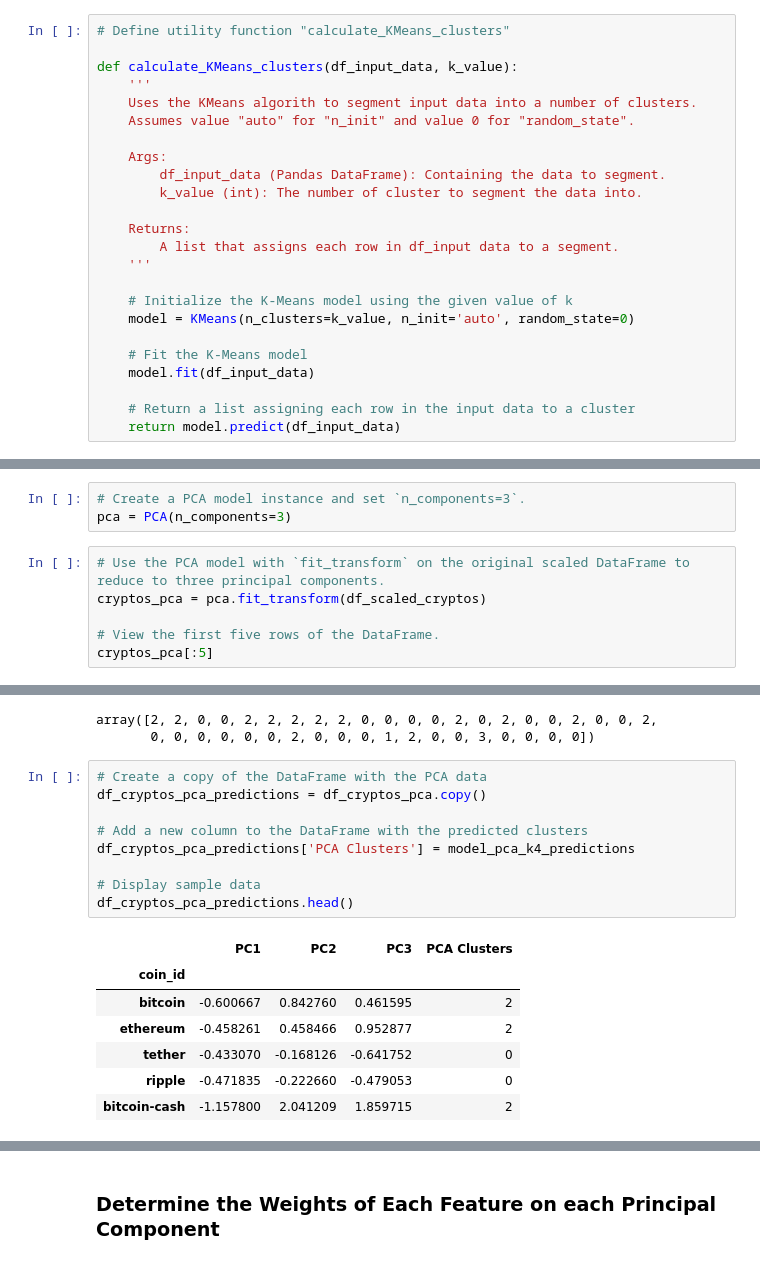
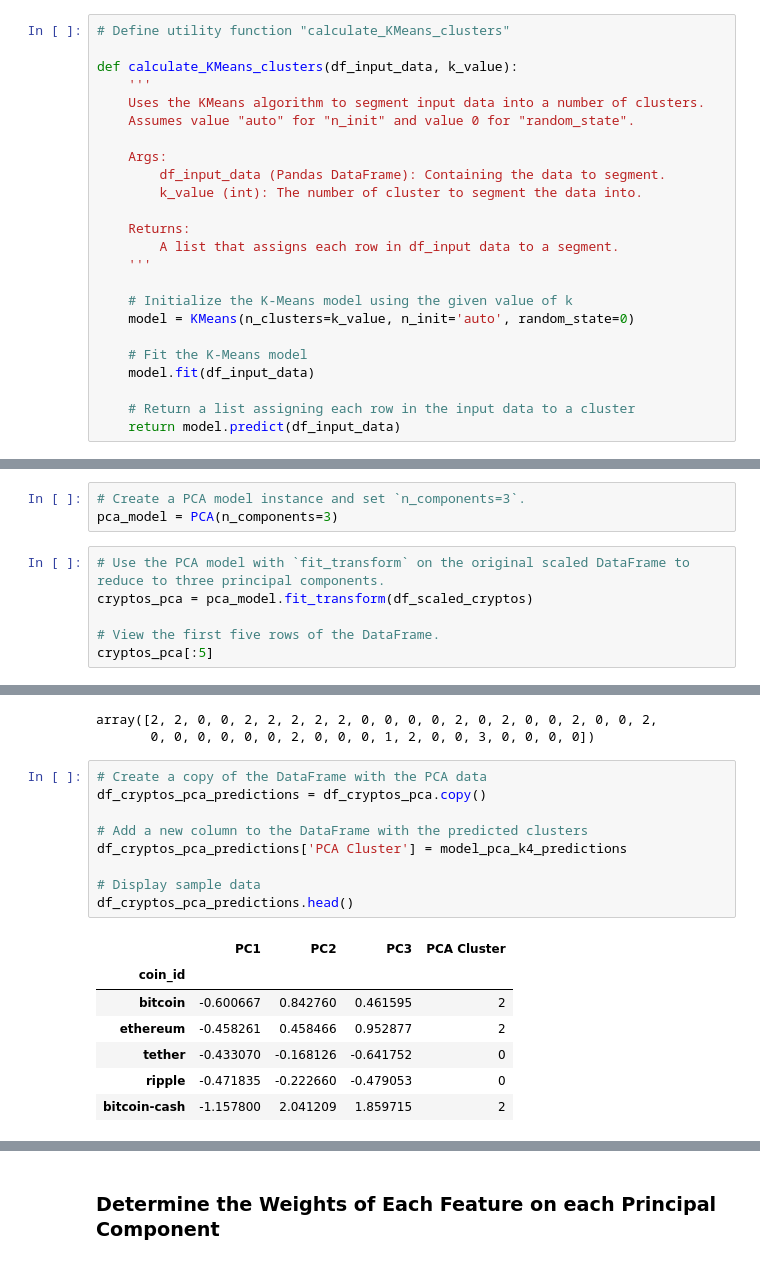
Before and after one commit to chguenther/CryptoClustering, a Jupyter notebook: Crypto_Clustering.ipynb, the cells around one changed output, grey strips where cells are left out. Cells and saved outputs as stored; diff of their text form.

```diff
--- a/Crypto_Clustering.ipynb
+++ b/Crypto_Clustering.ipynb
@@ -47,7 +47,7 @@ def calculate_elbow_method_data(df_input_data):
 
 def calculate_KMeans_clusters(df_input_data, k_value):
     '''
-    Uses the KMeans algorith to segment input data into a number of clusters.
+    Uses the KMeans algorithm to segment input data into a number of clusters.
     Assumes value "auto" for "n_init" and value 0 for "random_state".
 
     Args:
@@ -215,10 +215,10 @@ df_scaled_cryptos_predictions.plot.scatter(x='price_change_percentage_24h',
 ### Optimize Clusters with Principal Component Analysis.
 # %%
 # Create a PCA model instance and set `n_components=3`.
-pca = PCA(n_components=3)
+pca_model = PCA(n_components=3)
 # %%
 # Use the PCA model with `fit_transform` on the original scaled DataFrame to reduce to three principal components.
-cryptos_pca = pca.fit_transform(df_scaled_cryptos)
+cryptos_pca = pca_model.fit_transform(df_scaled_cryptos)
 
 # View the first five rows of the DataFrame.
 cryptos_pca[:5]
@@ -310,14 +320,14 @@ array([2, 2, 0, 0, 2, 2, 2, 2, 2, 0, 0, 0, 0, 2, 0, 2, 0, 0, 2, 0, 0, 2,
 # %%
 # Create a copy of the DataFrame with the PCA data
 df_cryptos_pca_predictions = df_cryptos_pca.copy()
 
 # Add a new column to the DataFrame with the predicted clusters
-df_cryptos_pca_predictions['PCA Clusters'] = model_pca_k4_predictions
+df_cryptos_pca_predictions['PCA Cluster'] = model_pca_k4_predictions
 
 # Display sample data
 df_cryptos_pca_predictions.head()
 # %% [output]
-|  | PC1 | PC2 | PC3 | PCA Clusters |
+|  | PC1 | PC2 | PC3 | PCA Cluster |
 | coin_id |  |  |  |  |
 | bitcoin | -0.600667 | 0.842760 | 0.461595 | 2 |
 | ethereum | -0.458261 | 0.458466 | 0.952877 | 2 |
```
Also changed, not shown: parts of 10 cells of this notebook, 1 other file.
